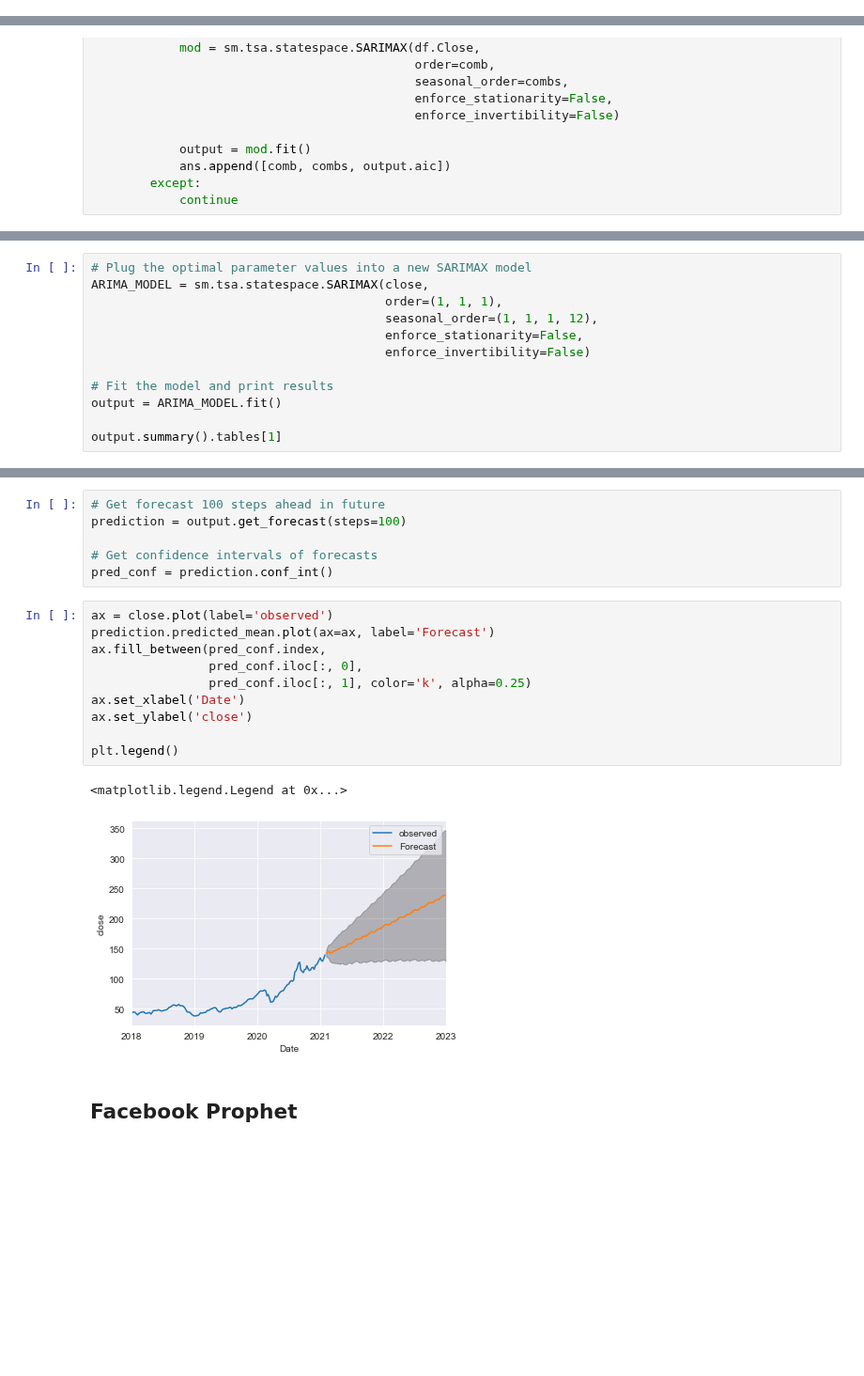
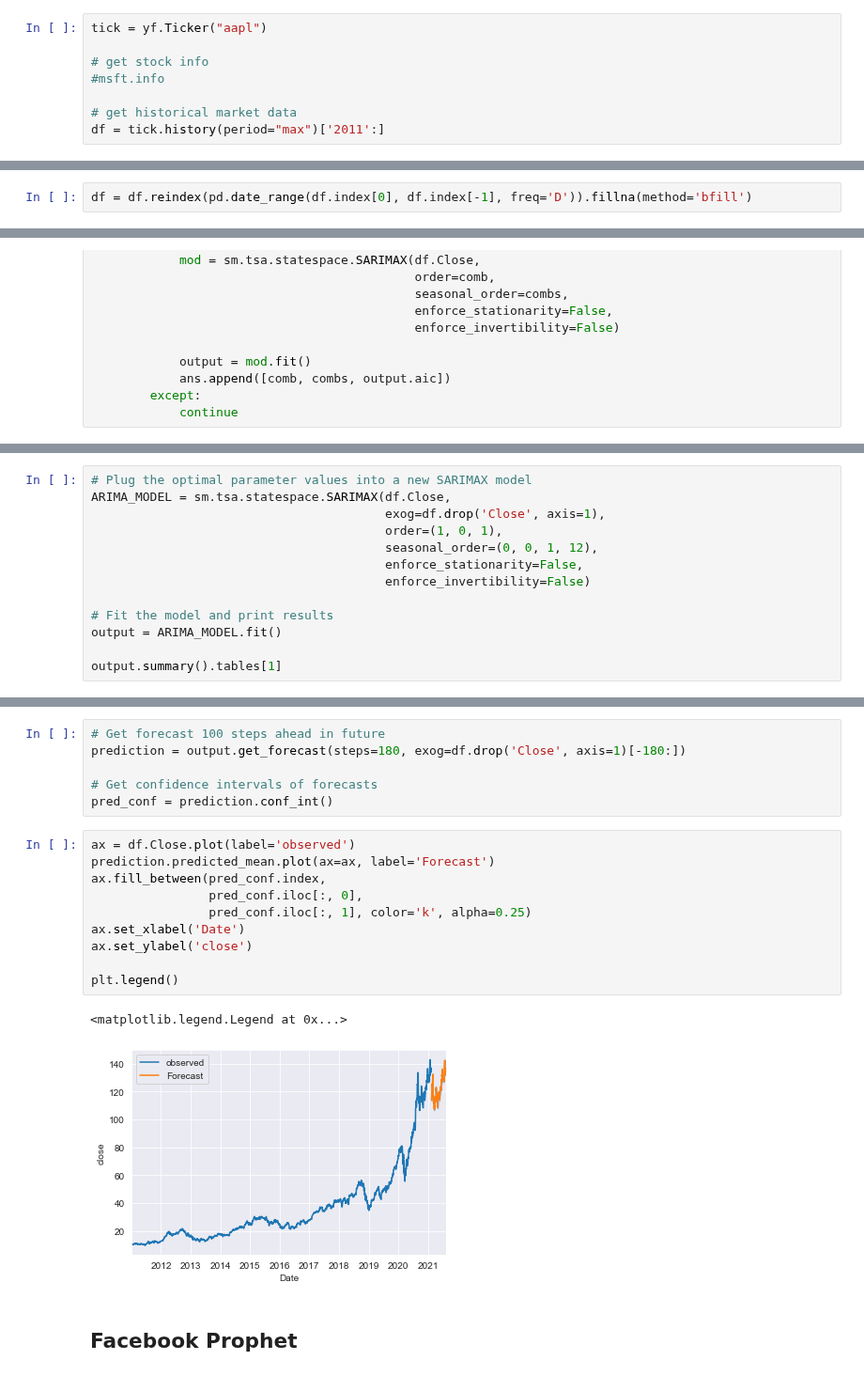
Before and after one commit to ghcn345/Stock-Market-Prediction, a Jupyter notebook: stock_market.ipynb, the cells around one changed output, grey strips where cells are left out. Shown at 94% size. Drawn from its saved outputs; the diff is of its cells as text; blank space fills up the shorter version.

```diff
--- a/stock_market.ipynb
+++ b/stock_market.ipynb
@@ -149 +78,9 @@ data
+# %%
+tick = yf.Ticker("aapl")
+
+# get stock info
+#msft.info
+
+# get historical market data
+df = tick.history(period="max")['2011':]
 # %%
@@ -163,0 +96,2 @@ DatetimeIndex(['2017-01-03', '2017-01-04', '2017-01-05', '2017-01-06',
+# %%
+df = df.reindex(pd.date_range(df.index[0], df.index[-1], freq='D')).fillna(method='bfill')
@@ -318,8 +231,9 @@ Name: 59, dtype: object
 # %%
 # Plug the optimal parameter values into a new SARIMAX model
-ARIMA_MODEL = sm.tsa.statespace.SARIMAX(close,
-                                        order=(1, 1, 1),
-                                        seasonal_order=(1, 1, 1, 12),
+ARIMA_MODEL = sm.tsa.statespace.SARIMAX(df.Close,
+                                        exog=df.drop('Close', axis=1),
+                                        order=(1, 0, 1),
+                                        seasonal_order=(0, 0, 1, 12),
                                         enforce_stationarity=False,
                                         enforce_invertibility=False)
 
@@ -388,22 +307,22 @@ The MAE of our forecasts is 3.02
 # %%
 # Get forecast 100 steps ahead in future
-prediction = output.get_forecast(steps=100)
+prediction = output.get_forecast(steps=180, exog=df.drop('Close', axis=1)[-180:])
 
 # Get confidence intervals of forecasts
 pred_conf = prediction.conf_int()
 # %%
-ax = close.plot(label='observed')
+ax = df.Close.plot(label='observed')
 prediction.predicted_mean.plot(ax=ax, label='Forecast')
 ax.fill_between(pred_conf.index,
                 pred_conf.iloc[:, 0],
                 pred_conf.iloc[:, 1], color='k', alpha=0.25)
 ax.set_xlabel('Date')
 ax.set_ylabel('close')
 
 plt.legend()
 # %% [output]
 <matplotlib.legend.Legend at 0x...>
-[figure, old version]
+[figure, new version]
 # %% [markdown]
 ## Facebook Prophet
 # %%
```
Also changed, not shown: parts of 40 cells of this notebook, 5 other files.
